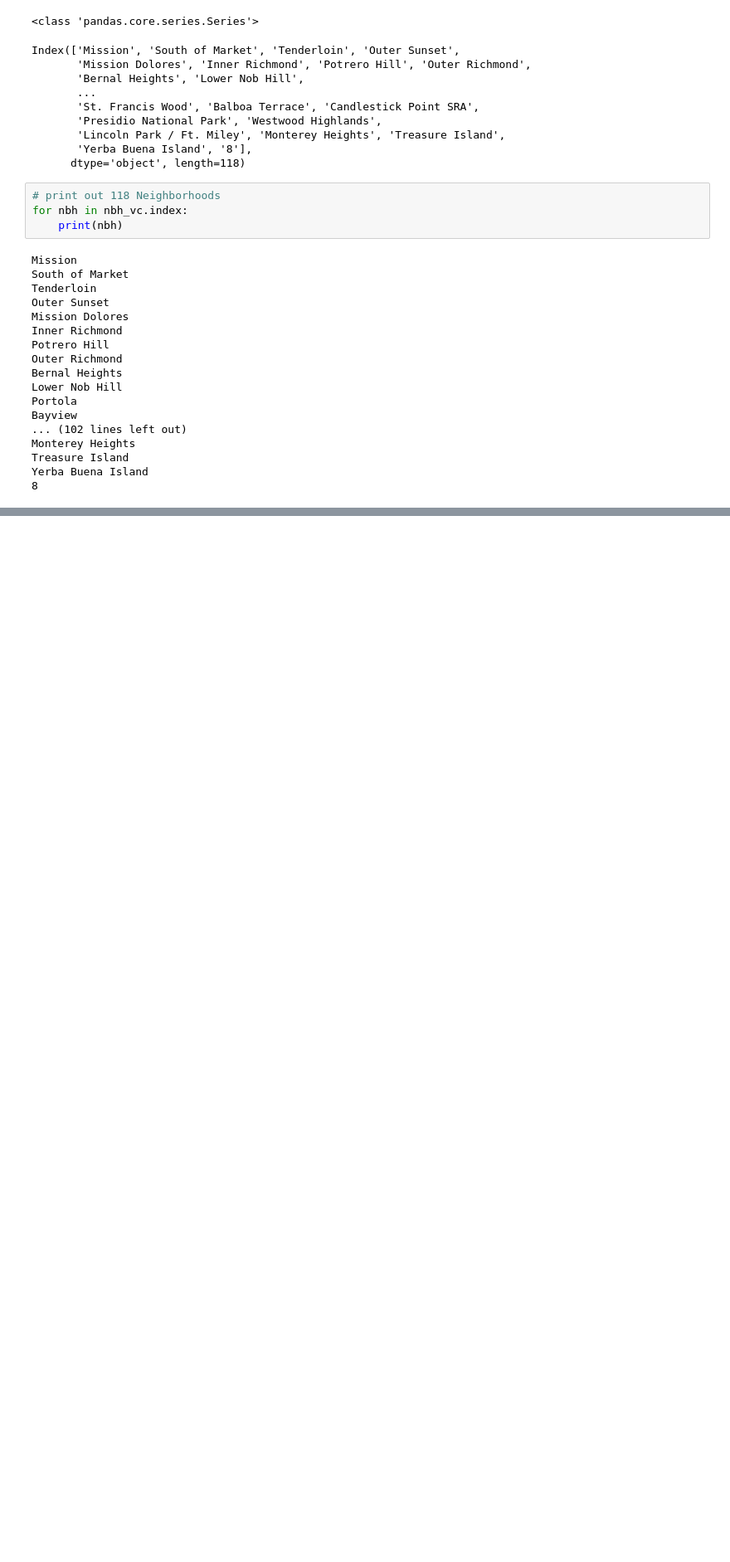
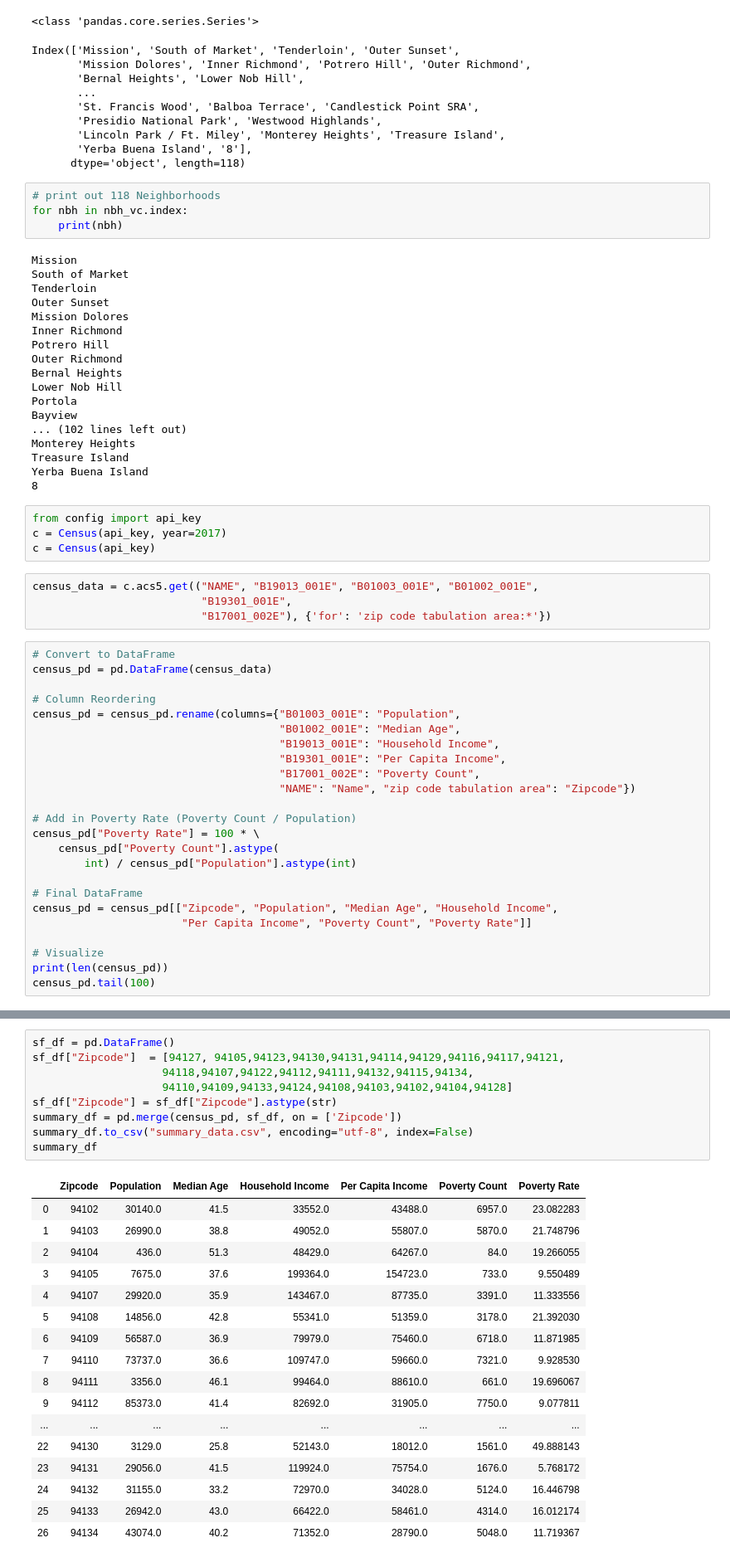
Before and after one commit to Tanvir23khan/data-project-one, a Jupyter notebook: 311_cases.ipynb, the cells around one changed output, grey strips where cells are left out. Shown: that part at 83% size. Cells and saved outputs as stored; diff of their text form; blank space fills up the shorter version.

Commit message:
added census code to 311_cases notebook

```diff
--- a/311_cases.ipynb
+++ b/311_cases.ipynb
@@ -157,3 +162,35 @@ Monterey Heights
 Treasure Island
 Yerba Buena Island
 8
+# %%
+from config import api_key
+c = Census(api_key, year=2017)
+c = Census(api_key)
+# %%
+census_data = c.acs5.get(("NAME", "B19013_001E", "B01003_001E", "B01002_001E",
+                          "B19301_001E",
+                          "B17001_002E"), {'for': 'zip code tabulation area:*'})
+# %%
+# Convert to DataFrame
+census_pd = pd.DataFrame(census_data)
+
+# Column Reordering
+census_pd = census_pd.rename(columns={"B01003_001E": "Population",
+                                      "B01002_001E": "Median Age",
+                                      "B19013_001E": "Household Income",
+                                      "B19301_001E": "Per Capita Income",
+                                      "B17001_002E": "Poverty Count",
+                                      "NAME": "Name", "zip code tabulation area": "Zipcode"})
+
+# Add in Poverty Rate (Poverty Count / Population)
+census_pd["Poverty Rate"] = 100 * \
+    census_pd["Poverty Count"].astype(
+        int) / census_pd["Population"].astype(int)
+
+# Final DataFrame
+census_pd = census_pd[["Zipcode", "Population", "Median Age", "Household Income",
+                       "Per Capita Income", "Poverty Count", "Poverty Rate"]]
+
+# Visualize
+print(len(census_pd))
+census_pd.tail(100)
@@ -159,0 +212,27 @@ Yerba Buena Island
+# %%
+sf_df = pd.DataFrame()
+sf_df["Zipcode"]  = [94127, 94105,94123,94130,94131,94114,94129,94116,94117,94121,
+                    94118,94107,94122,94112,94111,94132,94115,94134,
+                    94110,94109,94133,94124,94108,94103,94102,94104,94128]
+sf_df["Zipcode"] = sf_df["Zipcode"].astype(str)
+summary_df = pd.merge(census_pd, sf_df, on = ['Zipcode'])
+summary_df.to_csv("summary_data.csv", encoding="utf-8", index=False)
+summary_df
+# %% [output]
+|  | Zipcode | Population | Median Age | Household Income | Per Capita Income | Poverty Count | Poverty Rate |
+| 0 | 94102 | 30140.0 | 41.5 | 33552.0 | 43488.0 | 6957.0 | 23.082283 |
+| 1 | 94103 | 26990.0 | 38.8 | 49052.0 | 55807.0 | 5870.0 | 21.748796 |
+| 2 | 94104 | 436.0 | 51.3 | 48429.0 | 64267.0 | 84.0 | 19.266055 |
+| 3 | 94105 | 7675.0 | 37.6 | 199364.0 | 154723.0 | 733.0 | 9.550489 |
+| 4 | 94107 | 29920.0 | 35.9 | 143467.0 | 87735.0 | 3391.0 | 11.333556 |
+| 5 | 94108 | 14856.0 | 42.8 | 55341.0 | 51359.0 | 3178.0 | 21.392030 |
+| 6 | 94109 | 56587.0 | 36.9 | 79979.0 | 75460.0 | 6718.0 | 11.871985 |
+| 7 | 94110 | 73737.0 | 36.6 | 109747.0 | 59660.0 | 7321.0 | 9.928530 |
+| 8 | 94111 | 3356.0 | 46.1 | 99464.0 | 88610.0 | 661.0 | 19.696067 |
+| 9 | 94112 | 85373.0 | 41.4 | 82692.0 | 31905.0 | 7750.0 | 9.077811 |
+| ... | ... | ... | ... | ... | ... | ... | ... |
+| 22 | 94130 | 3129.0 | 25.8 | 52143.0 | 18012.0 | 1561.0 | 49.888143 |
+| 23 | 94131 | 29056.0 | 41.5 | 119924.0 | 75754.0 | 1676.0 | 5.768172 |
+| 24 | 94132 | 31155.0 | 33.2 | 72970.0 | 34028.0 | 5124.0 | 16.446798 |
+| 25 | 94133 | 26942.0 | 43.0 | 66422.0 | 58461.0 | 4314.0 | 16.012174 |
+| 26 | 94134 | 43074.0 | 40.2 | 71352.0 | 28790.0 | 5048.0 | 11.719367 |
```
Also changed, not shown: parts of 2 cells of this notebook, 1 other file.
